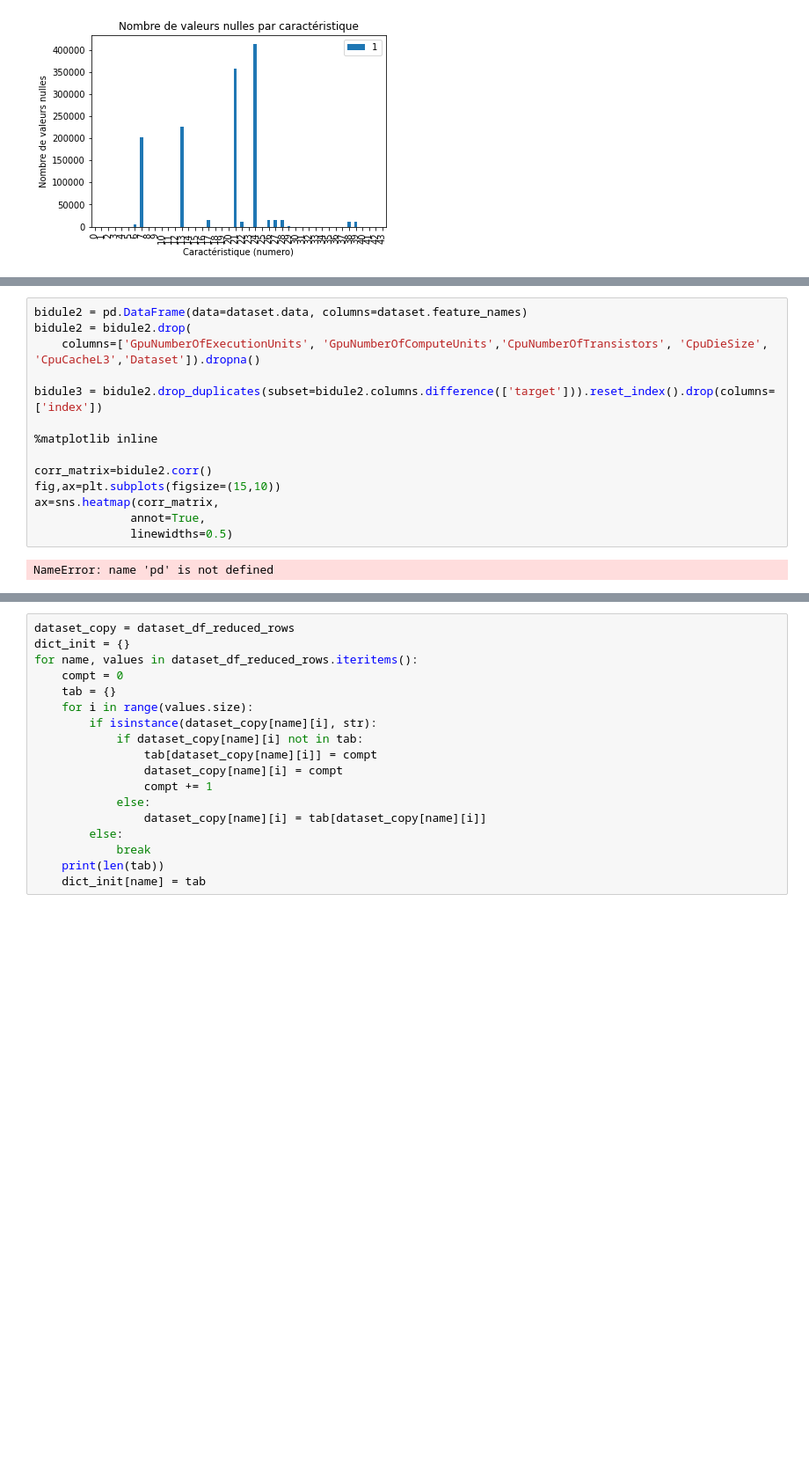
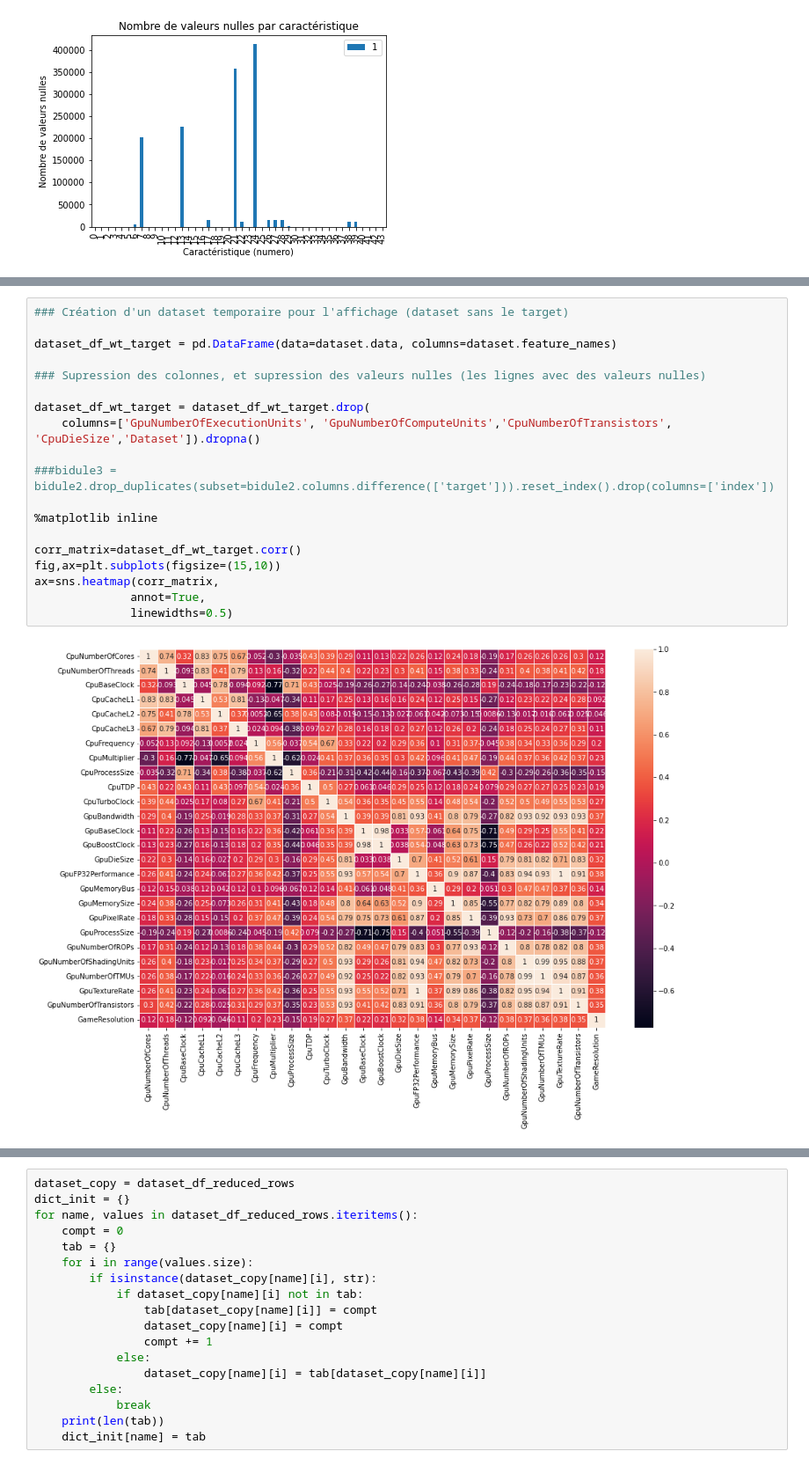
Before and after one commit to KontainPluton/FPS-Prediction-ML, a Jupyter notebook: Rapport.ipynb, the cells around one changed output, grey strips where cells are left out. Shown: that part at 88% size. Saved outputs shown, nothing was run; the diff lists cells and outputs as text; blank space fills up the shorter version.

```diff
--- a/Rapport.ipynb
+++ b/Rapport.ipynb
@@ -158,16 +268,21 @@ Voici la liste :
 # %%
-bidule2 = pd.DataFrame(data=dataset.data, columns=dataset.feature_names)
-bidule2 = bidule2.drop(
-    columns=['GpuNumberOfExecutionUnits', 'GpuNumberOfComputeUnits','CpuNumberOfTransistors', 'CpuDieSize', 'CpuCacheL3','Dataset']).dropna()
+### Création d'un dataset temporaire pour l'affichage (dataset sans le target)
 
-bidule3 = bidule2.drop_duplicates(subset=bidule2.columns.difference(['target'])).reset_index().drop(columns=['index'])
+dataset_df_wt_target = pd.DataFrame(data=dataset.data, columns=dataset.feature_names)
+
+### Supression des colonnes, et supression des valeurs nulles (les lignes avec des valeurs nulles)
+
+dataset_df_wt_target = dataset_df_wt_target.drop(
+    columns=['GpuNumberOfExecutionUnits', 'GpuNumberOfComputeUnits','CpuNumberOfTransistors', 'CpuDieSize','Dataset']).dropna()
+
+###bidule3 = bidule2.drop_duplicates(subset=bidule2.columns.difference(['target'])).reset_index().drop(columns=['index'])
 
 %matplotlib inline
 
-corr_matrix=bidule2.corr()
+corr_matrix=dataset_df_wt_target.corr()
 fig,ax=plt.subplots(figsize=(15,10))
 ax=sns.heatmap(corr_matrix,
               annot=True,
               linewidths=0.5)
 # %% [output]
-NameError: name 'pd' is not defined
+[figure, added]
```
Also changed, not shown: parts of 8 cells of this notebook.
